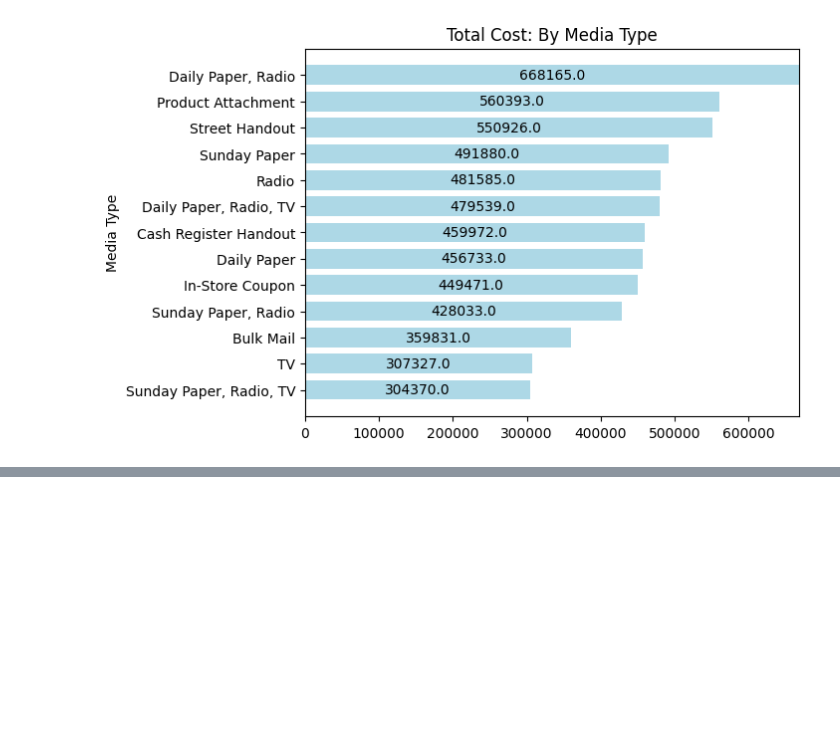
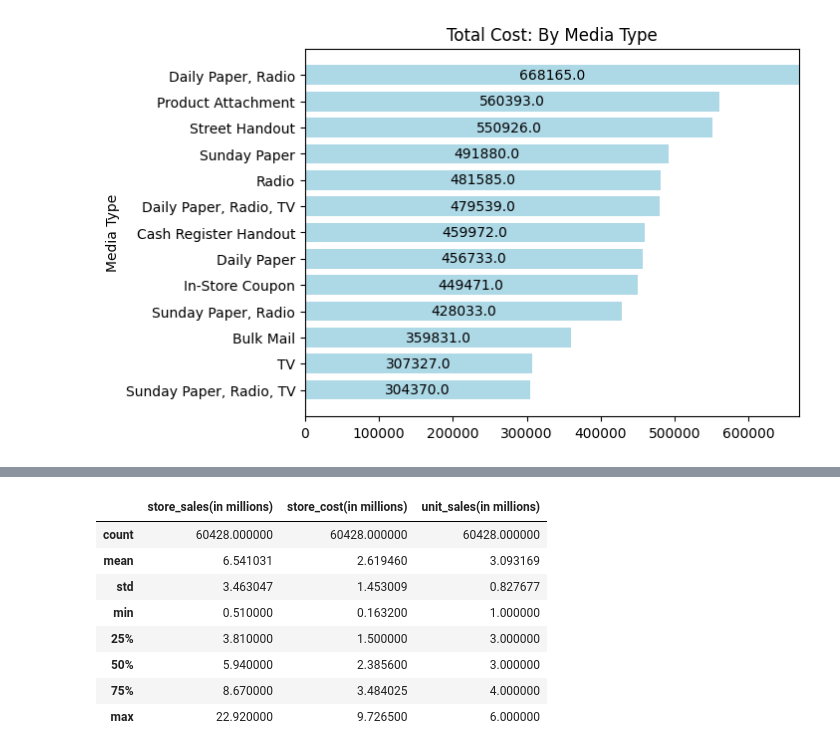
Before and after one commit to AgileDataScientist/python-data-analyses, a Jupyter notebook: cfm-eda-notebook.ipynb, the cells around one changed output, grey strips where cells are left out. Drawn from its saved outputs; the diff is of its cells as text; code cells hidden in the pictures; blank space fills up the shorter version.

```diff
--- a/cfm-eda-notebook.ipynb
+++ b/cfm-eda-notebook.ipynb
@@ -138,0 +154,15 @@ plt.show()
+# %%
+# Examine all the money columns (in millions)
+money_cols = ['store_sales(in millions)', 'store_cost(in millions)', 'unit_sales(in millions)']
+money_df = cost[money_cols]
+money_df.describe()
+# %% [output]
+|  | store_sales(in millions) | store_cost(in millions) | unit_sales(in millions) |
+| count | 60428.000000 | 60428.000000 | 60428.000000 |
+| mean | 6.541031 | 2.619460 | 3.093169 |
+| std | 3.463047 | 1.453009 | 0.827677 |
+| min | 0.510000 | 0.163200 | 1.000000 |
+| 25% | 3.810000 | 1.500000 | 3.000000 |
+| 50% | 5.940000 | 2.385600 | 3.000000 |
+| 75% | 8.670000 | 3.484025 | 4.000000 |
+| max | 22.920000 | 9.726500 | 6.000000 |
```
Also changed, not shown: parts of 5 cells of this notebook.
